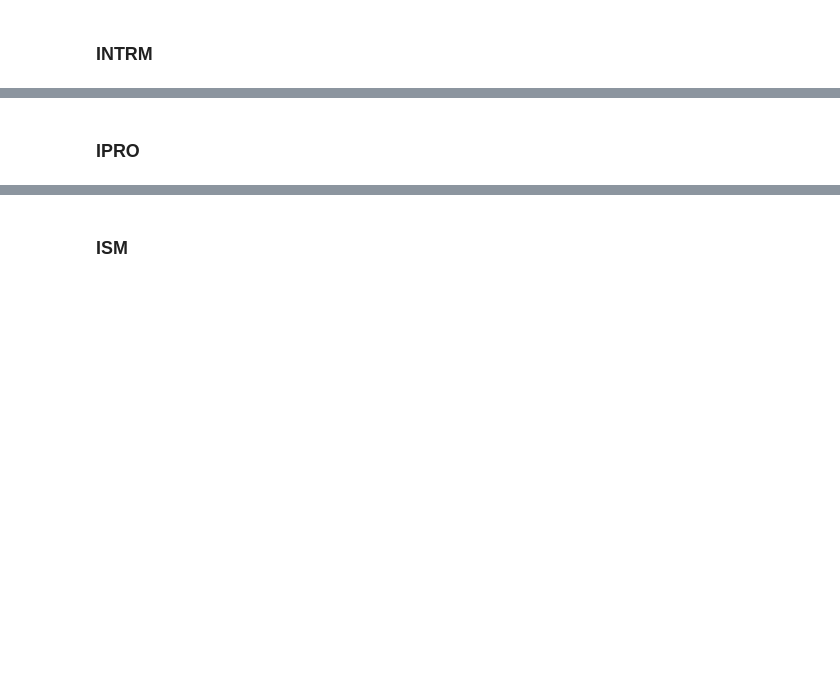
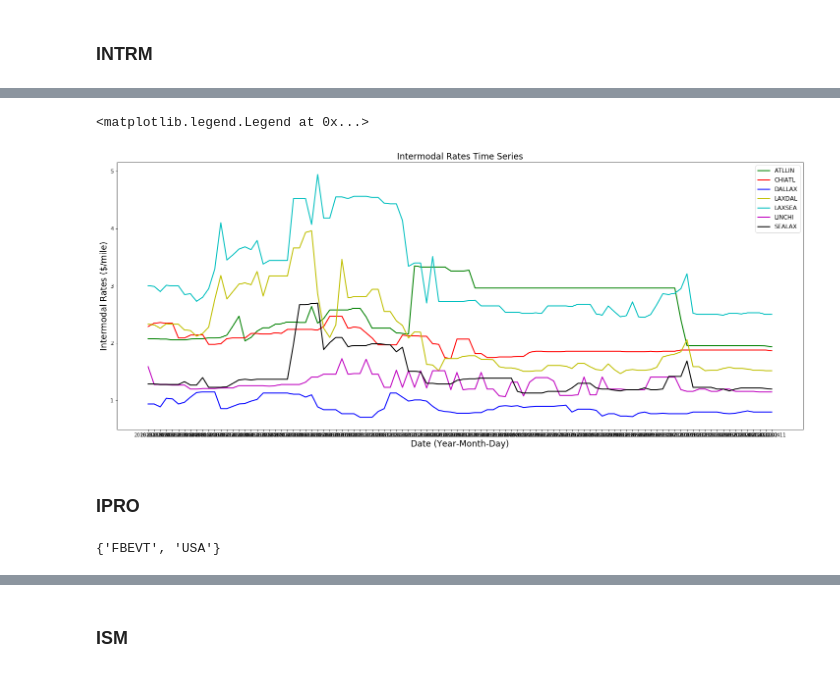
Before and after one commit to cmarshall1999/Loyola-Supply-Chain-Competition, a Jupyter notebook: Loyola-Supply-Chain-Analysis.ipynb, the cells around one changed output, grey strips where cells are left out. Saved outputs shown, nothing was run; the diff lists cells and outputs as text; code cells hidden in the pictures; blank space fills up the shorter version.

```diff
--- a/Loyola-Supply-Chain-Analysis.ipynb
+++ b/Loyola-Supply-Chain-Analysis.ipynb
@@ -796,0 +871,12 @@ plt.legend(fontsize='large')
+# %%
+INTRM_value=INTRM.groupby(['granularity1',per]).mean()
+# %%
+INTRM_value=INTRM_value.reset_index()
+# %%
+intrm_van=list(INTRM_value[INTRM_value['granularity1']=='ATLLIN']['data_timestamp'])
+intrm_vca=list(INTRM_value[INTRM_value['granularity1']=='CHIATL']['data_timestamp'])
+intrm_vdl=list(INTRM_value[INTRM_value['granularity1']=='DALLAX']['data_timestamp'])
+intrm_vld=list(INTRM_value[INTRM_value['granularity1']=='LAXDAL']['data_timestamp'])
+intrm_vls=list(INTRM_value[INTRM_value['granularity1']=='LAXSEA']['data_timestamp'])
+intrm_vnc=list(INTRM_value[INTRM_value['granularity1']=='LINCHI']['data_timestamp'])
+intrm_vsl=list(INTRM_value[INTRM_value['granularity1']=='SEALAX']['data_timestamp'])
@@ -797,2 +912,26 @@ plt.legend(fontsize='large')
+# %%
+y_van=INTRM_value[INTRM_value['granularity1']=='ATLLIN']['data_value']
+y_vca=INTRM_value[INTRM_value['granularity1']=='CHIATL']['data_value']
+y_vdl=INTRM_value[INTRM_value['granularity1']=='DALLAX']['data_value']
+y_vld=INTRM_value[INTRM_value['granularity1']=='LAXDAL']['data_value']
+y_vls=INTRM_value[INTRM_value['granularity1']=='LAXSEA']['data_value']
+y_vnc=INTRM_value[INTRM_value['granularity1']=='LINCHI']['data_value']
+y_vsl=INTRM_value[INTRM_value['granularity1']=='SEALAX']['data_value']
+# %%
+fig11 = plt.figure(figsize=(25,10))
+plt.plot(x_van, y_van, marker='', color='g', linewidth=2,label="ATLLIN")
+plt.plot(x_vca, y_vca, marker='', color='r', linewidth=2,label="CHIATL")
+plt.plot(x_vdl, y_vdl, marker='', color='b', linewidth=2,label="DALLAX")
+plt.plot(x_vld, y_vld, marker='', color='y', linewidth=2,label="LAXDAL")
+plt.plot(x_vls, y_vls, marker='', color='c', linewidth=2,label="LAXSEA")
+plt.plot(x_vnc, y_vnc, marker='', color='m', linewidth=2,label="LINCHI")
+plt.plot(x_vsl, y_vsl, marker='', color='k', linewidth=2,label="SEALAX")
+plt.title('Intermodal Rates Time Series',fontsize='xx-large')
+plt.ylabel('Intermodal Rates ($/mile)',fontsize='xx-large')
+plt.xlabel('Date (Year-Month-Day)',fontsize='xx-large')
+plt.legend(fontsize='large')
+# %% [output]
+<matplotlib.legend.Legend at 0x...>
+[figure, added]
 # %% [markdown]
 ### IPRO
@@ -798,0 +940,4 @@ plt.legend(fontsize='large')
+# %%
+set(IPRO['granularity1'])
+# %% [output]
+{'FBEVT', 'USA'}
```
Also changed, not shown: parts of 71 cells of this notebook.
